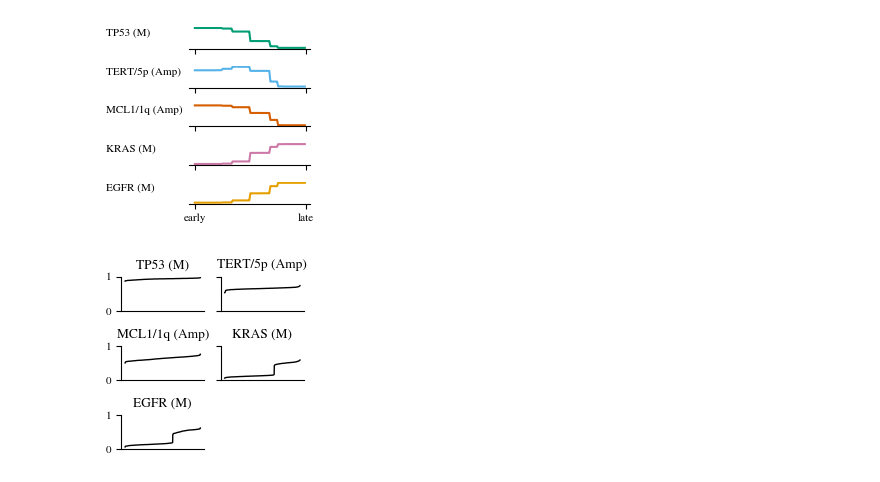
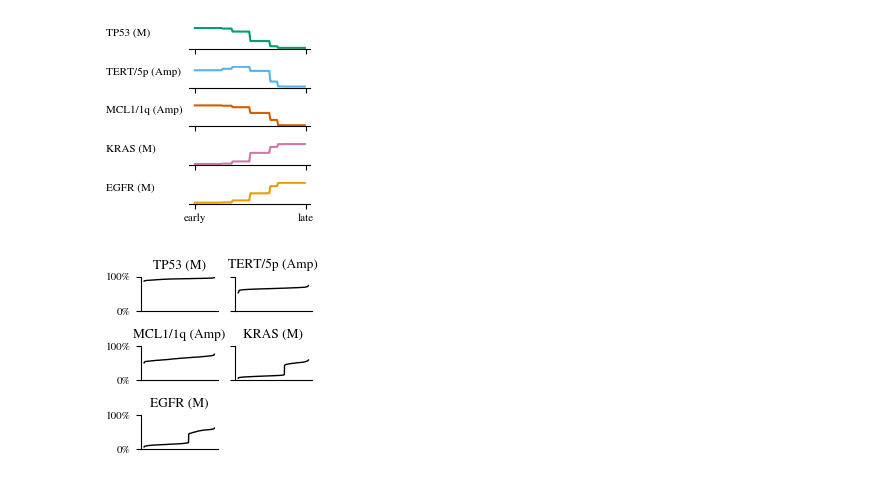
Before and after one commit to huy29433/Dissertation-MHN-example, a Jupyter notebook: analysis/predictions.ipynb, the cells around one changed output. Saved outputs shown, nothing was run; the diff lists cells and outputs as text; code cells hidden in the pictures.

```diff
--- a/analysis/predictions.ipynb
+++ b/analysis/predictions.ipynb
@@ -84,6 +84,12 @@ for i, state in enumerate(states):
         next_event_name = model.events[next_event]
         ax.scatter(
             [len(order)], [i+0.2 - 0.2 * i_ne],
+            facecolors="white",
+            edgecolors="white",
+            marker=marker_dict[next_event_name].get_paths()[0],
+        )
+        ax.scatter(
+            [len(order)], [i+0.2 - 0.2 * i_ne],
             facecolors=marker_dict[next_event_name].get_facecolor(),
             edgecolors=marker_dict[next_event_name].get_edgecolor(),
             marker=marker_dict[next_event_name].get_paths()[0],
@@ -134,29 +140,31 @@ risks = mcmc_analysis._sample_risks(
 # %%
 fig, ax = plt.subplots(
     # ncols=n_events,
     ncols=2, nrows=(n_events-1)//2 + 1,
     figsize=(2.3, 2.2), sharey=True)
 
 for i in range(n_events):
 
     # a = ax[i]
     a = ax[i//2, i%2]
 
     data_filtered = data.reset_index(drop=True)[
         data.reset_index(drop=True).iloc[:, i] == 0]
     sorting = None
 
     risk = risks[data_filtered.index, i]
     risk.sort()
     a.plot(risk,
            lw=1, color="black")
     for side in ["top", "right"]:
         a.spines[side].set_visible(False)
     a.set_xticks([])
+    a.set_yticks([0, 1])
+    a.set_yticklabels(["0%", "100%"])
     a.set_title(f"{data.columns[i]}")
     a.set_ylim(0,1)
 ax[-1, -1].axis("off")
 fig.tight_layout()
 fig.savefig("results/mutation_risks.pdf")
 # %% [output]
-[figure, old version]
+[figure, new version]
```
Also changed, not shown: parts of 1 cell of this notebook, 5 other files.
